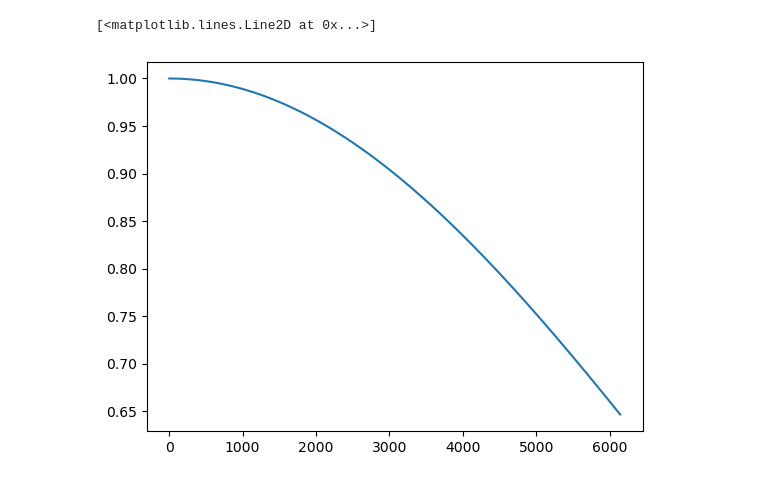
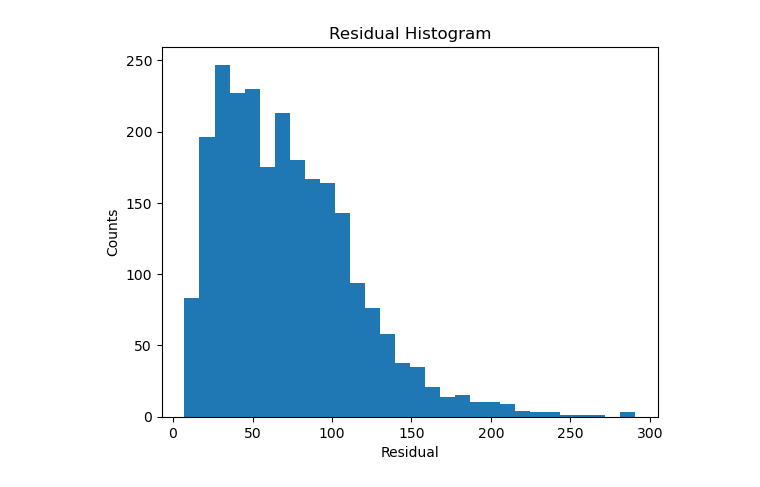
Before and after one commit to antolonappan/isotropy, a Jupyter notebook: Residual.ipynb, the cells around one changed output. Cells and saved outputs as stored; diff of their text form; code cells hidden in the pictures.

```diff
--- a/Residual.ipynb
+++ b/Residual.ipynb
@@ -83,2 +24,6 @@ resPos.plot()
+# %%
+Res.plot_residual_hist('QSO')
+# %% [output]
+[figure, added]
 # %%
 import healpy as hp
@@ -87,5 +29,0 @@ bl = hp.pixwin(2048)
-# %%
-plt.plot(bl)
-# %% [output]
-[<matplotlib.lines.Line2D at 0x...>]
-[figure, removed]
```
Also changed, not shown: parts of 24 cells of this notebook, 3 other files.
